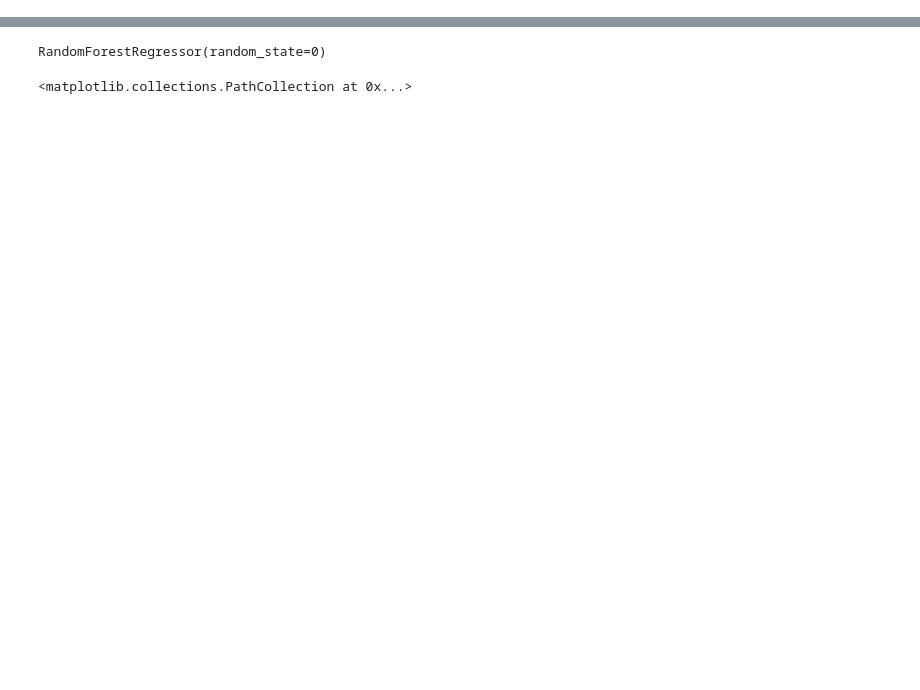
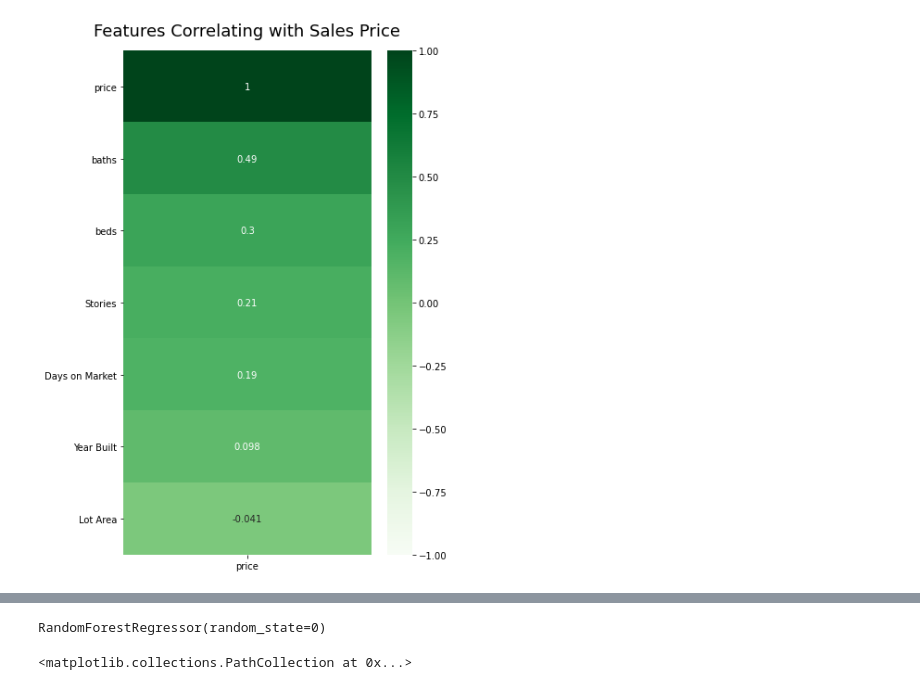
Before and after one commit to ethanstanley/Real-Estate-Predictor, a Jupyter notebook: house_value_model.ipynb, the cells around one changed output, grey strips where cells are left out. Cells and saved outputs as stored; diff of their text form; code cells hidden in the pictures; blank space fills up the shorter version.

```diff
--- a/house_value_model.ipynb
+++ b/house_value_model.ipynb
@@ -13,3 +38,10 @@ data = pd.read_csv("Property_Features_Data.csv")
+# %%
+data.corr()[['price']].sort_values(by='price', ascending=False)
+plt.figure(figsize=(6, 10))
+heatmap = sns.heatmap(data.corr()[['price']].sort_values(by='price', ascending=False), vmin=-1, vmax=1, annot=True, cmap='Greens')
+heatmap.set_title('Features Correlating with Sales Price', fontdict={'fontsize':18}, pad=16);
+# %% [output]
+[figure, added]
 # %%
 #oneh ot encoding propery type
 one_hot_encode_property = pd.get_dummies(data["Property Type"], prefix='Property')
```
Also changed, not shown: parts of 13 cells of this notebook, 1 other file.
